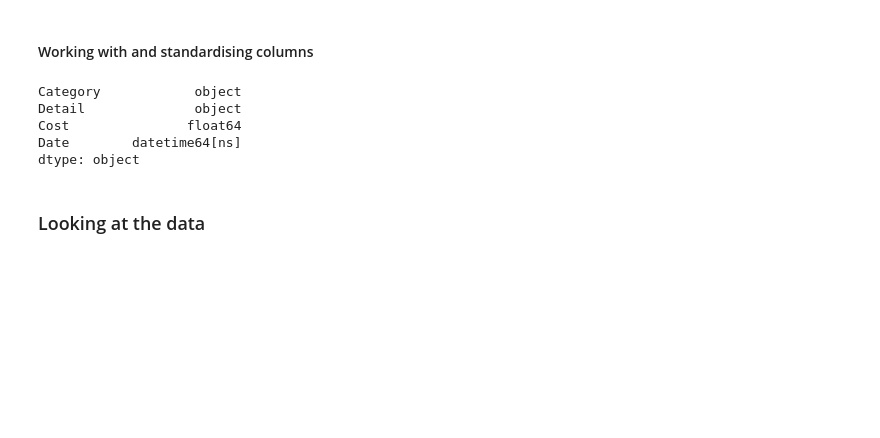
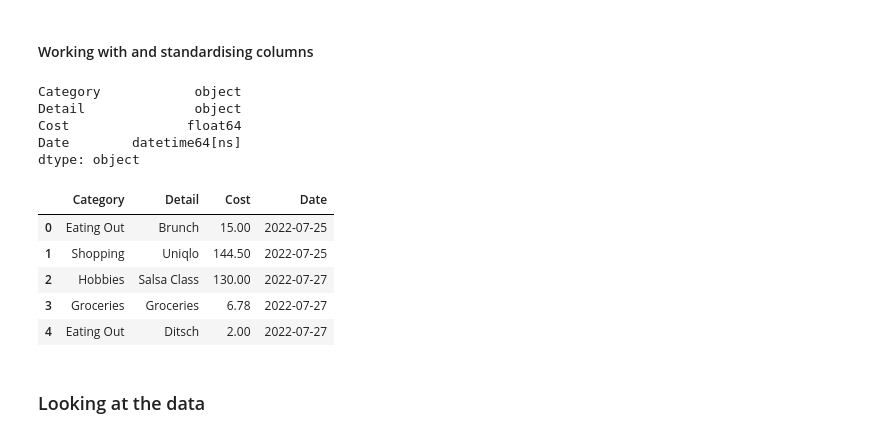
Before and after one commit to TechLabs-Berlin/wt23-sesame, a Jupyter notebook: notebooks/01 - Storytelling.ipynb, the cells around one changed output. Saved outputs shown, nothing was run; the diff lists cells and outputs as text; code cells hidden in the pictures; blank space fills up the shorter version.

```diff
--- a/notebooks/01 - Storytelling.ipynb
+++ b/notebooks/01 - Storytelling.ipynb
@@ -159,6 +159,15 @@ Detail              object
 Cost               float64
 Date        datetime64[ns]
 dtype: object
+# %%
+df01.head()
+# %% [output]
+|  | Category | Detail | Cost | Date |
+| 0 | Eating Out | Brunch | 15.00 | 2022-07-25 |
+| 1 | Shopping | Uniqlo | 144.50 | 2022-07-25 |
+| 2 | Hobbies | Salsa Class | 130.00 | 2022-07-27 |
+| 3 | Groceries | Groceries | 6.78 | 2022-07-27 |
+| 4 | Eating Out | Ditsch | 2.00 | 2022-07-27 |
 # %% [markdown]
 ### Looking at the data
 # %% [markdown]
```
Also changed, not shown: parts of 6 cells of this notebook.
